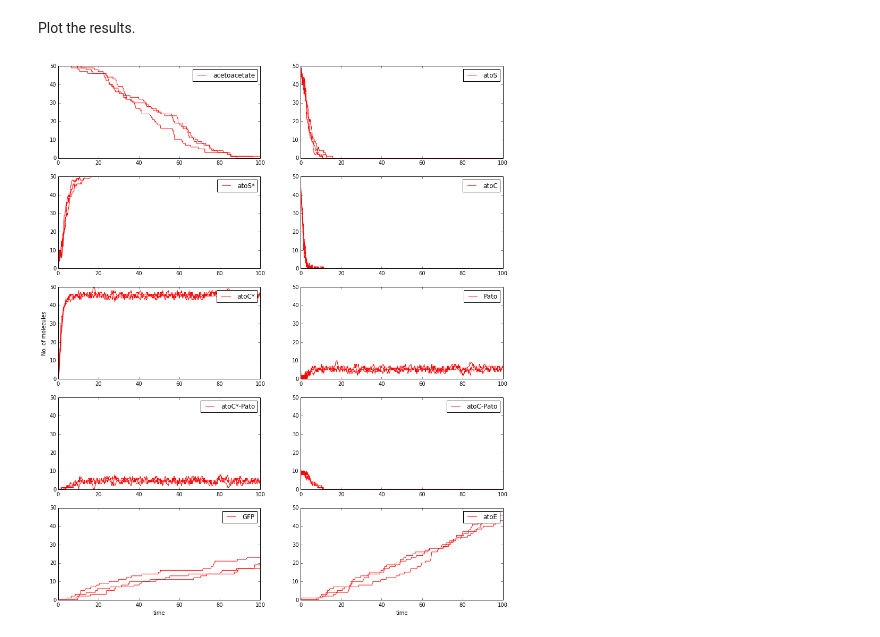
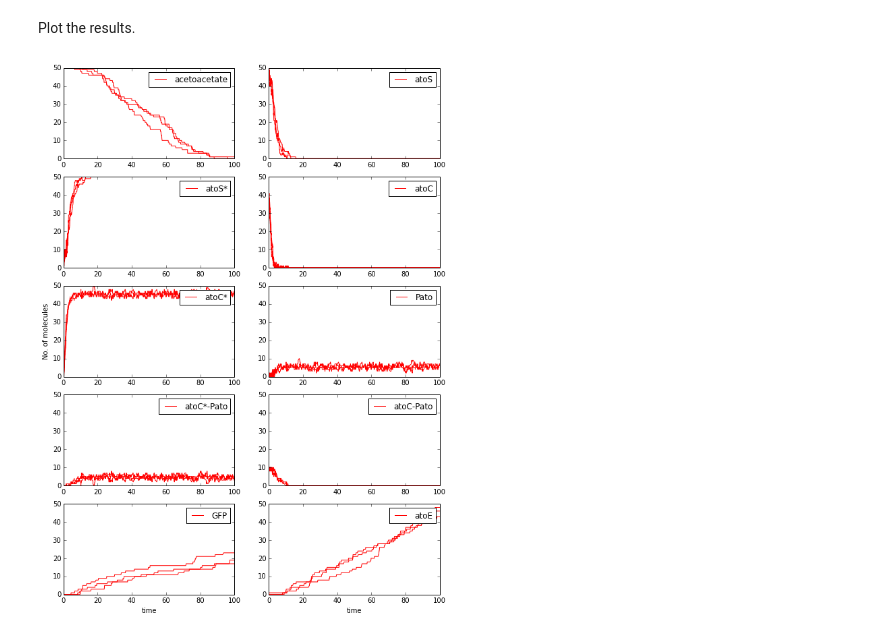
Before and after one commit to davidtgonzales/Stochastic-Modelling, a Jupyter notebook: acetoacetate_sensor.ipynb, the cells around one changed output. Cells and saved outputs as stored; diff of their text form; code cells hidden in the pictures.

```diff
--- a/acetoacetate_sensor.ipynb
+++ b/acetoacetate_sensor.ipynb
@@ -119,21 +119,21 @@ for i in range(0,trials):
 # %% [markdown]
 Plot the results.
 # %%
-pylab.rcParams['figure.figsize'] = 12, 18
+pylab.rcParams['figure.figsize'] = 10, 14
 labels=['acetoacetate','atoS','atoS*','atoC','atoC*','Pato','atoC*-Pato','atoC-Pato','GFP','atoE']
 for i in range(0,trials):
     for j in range(0,10):
         plt.subplot(5,2,j+1)
         plt.plot(t_matrix[i],m_matrix[i][j,:],'red',label=labels[j])
         plt.xlim(0,100)
         plt.ylim(0,50)
         if i==0:
             plt.legend(loc=1)
             if j==4:
                 plt.ylabel('No. of molecules',size=10)
             if j==8 or j==9:
                 plt.xlabel('time',size=10)
 
 plt.show()
 # %% [output]
-[figure, old version]
+[figure, new version]
```
